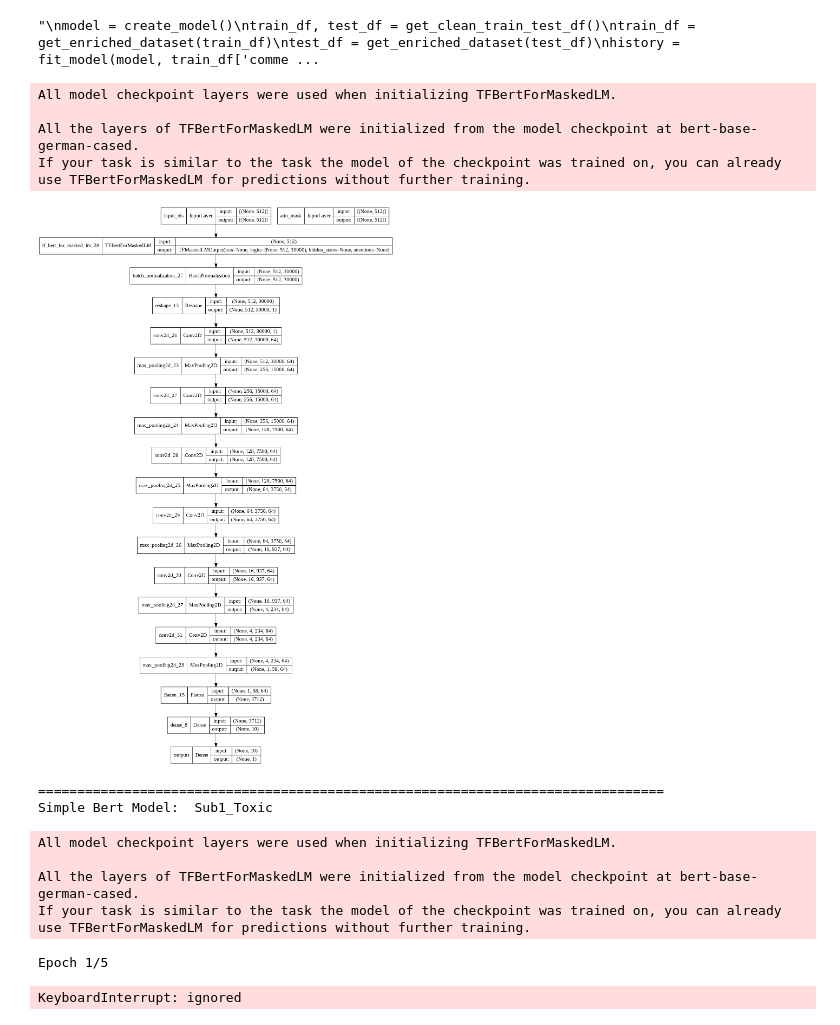
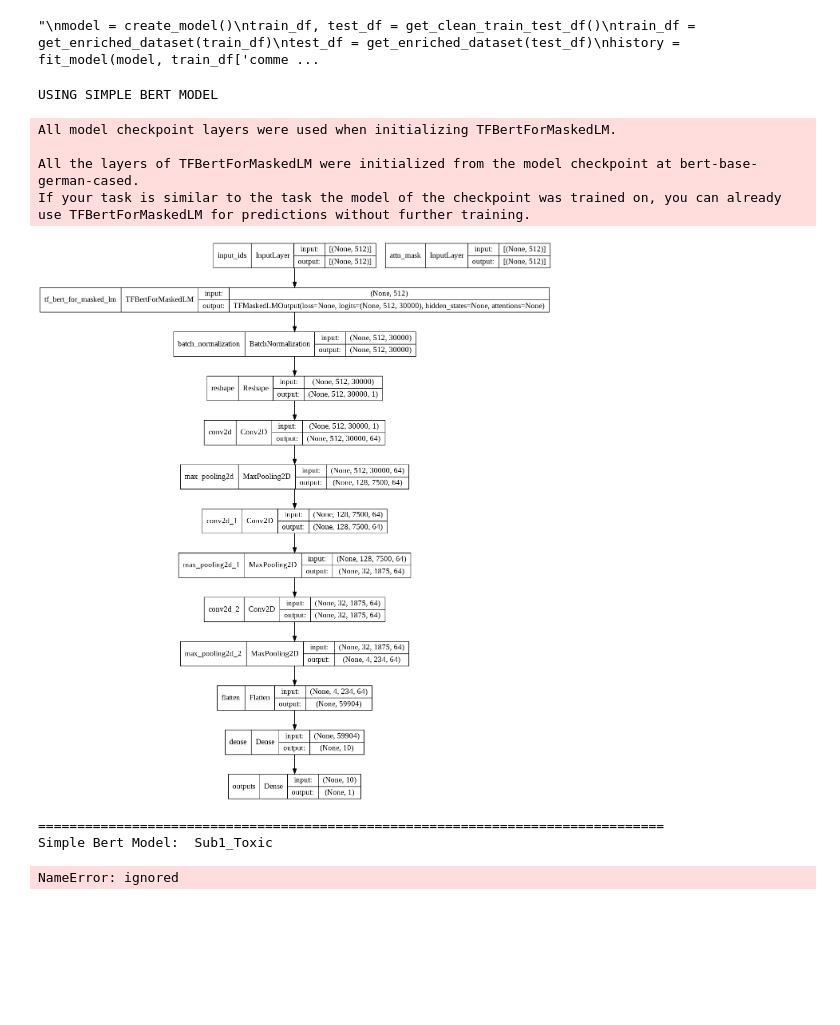
Before and after one commit to bhattacharjee/mtu-nlp-assignment, a Jupyter notebook: assignment1/pipeline_work_wbert.ipynb, the cells around one changed output. Cells and saved outputs as stored; diff of their text form; code cells hidden in the pictures; blank space fills up the shorter version.

```diff
--- a/assignment1/pipeline_work_wbert.ipynb
+++ b/assignment1/pipeline_work_wbert.ipynb
@@ -440,6 +440,7 @@ def get_new_shape(sh):
     return sh
 
 class BertCNNModel():
+    @staticmethod
     def build_model(seq_len):
 
         input_ids = tf.keras.layers.Input(shape=(seq_len,), name='input_ids', dtype='int32')
@@ -509,7 +510,7 @@ def get_clean_train_test_df()->tuple:
 
 def get_enriched_dataset(df):
     cleaning_fn = get_cleaning_function(remove_named_ents=True, pos_tagging=False)
-    df['comment_text'] = df['comment_text'].map(cleaning_fn)
+    df['cleaned_comment_text'] = df['comment_text'].map(cleaning_fn)
     return df
 
 @lru_cache(maxsize=3)
@@ -531,29 +532,31 @@ def run_bert_model(model, target_column:str, num_epochs:int, plotmodel=False):
     print('=' * 80)
     print("Simple Bert Model: ", target_column)
     train_df, test_df = get_enriched_train_test_df()
-    history = fit_model(model, train_df['comment_text'], train_df[target_column])
+    history = fit_model(model, train_df['cleaned_comment_text'], train_df[target_column])
     plot_history(history.history)
-
-"""
-model = create_model()
-train_df, test_df = get_clean_train_test_df()
-train_df = get_enriched_dataset(train_df)
-test_df = get_enriched_dataset(test_df)
-history = fit_model(model, train_df['comment_text'], train_df['Sub1_Toxic'])
-"""
 # %% [output]
 "\nmodel = create_model()\ntrain_df, test_df = get_clean_train_test_df()\ntrain_df = get_enriched_dataset(train_df)\ntest_df = get_enriched_dataset(test_df)\nhistory = fit_model(model, train_df['comme ...
 # %%
 colnames = ['Sub1_Toxic', 'Sub2_Engaging', 'Sub3_FactClaiming']
 plotmodel = True
 print("USING SIMPLE BERT MODEL")
 import gc
 for name in colnames:
     gc.collect()
     gc.collect()
     gc.collect()
-    run_bert_model(BertCNNModel.build_model(SEQUENCE_LENGTH), name, 5, plotmodel)
+    run_bert_model(SimpleBertModel.build_model(SEQUENCE_LENGTH), name, 5, plotmodel)
     plotmodel = False
+# %% [output]
+USING SIMPLE BERT MODEL
+All model checkpoint layers were used when initializing TFBertForMaskedLM.
+
+All the layers of TFBertForMaskedLM were initialized from the model checkpoint at bert-base-german-cased.
+If your task is similar to the task the model of the checkpoint was trained on, you can already use TFBertForMaskedLM for predictions without further training.
+[figure, added]
+================================================================================
+Simple Bert Model:  Sub1_Toxic
+NameError: ignored
 # %%
 colnames = ['Sub1_Toxic', 'Sub2_Engaging', 'Sub3_FactClaiming']
 plotmodel = True
@@ -564,17 +567,3 @@ for name in colnames:
     gc.collect()
     run_bert_model(BertCNNModel.build_model(SEQUENCE_LENGTH), name, 5, plotmodel)
     plotmodel = False
-# %% [output]
-All model checkpoint layers were used when initializing TFBertForMaskedLM.
-
-All the layers of TFBertForMaskedLM were initialized from the model checkpoint at bert-base-german-cased.
-If your task is similar to the task the model of the checkpoint was trained on, you can already use TFBertForMaskedLM for predictions without further training.
-[figure, removed]
-================================================================================
-Simple Bert Model:  Sub1_Toxic
-All model checkpoint layers were used when initializing TFBertForMaskedLM.
-
-All the layers of TFBertForMaskedLM were initialized from the model checkpoint at bert-base-german-cased.
-If your task is similar to the task the model of the checkpoint was trained on, you can already use TFBertForMaskedLM for predictions without further training.
-Epoch 1/5
-KeyboardInterrupt: ignored
```
